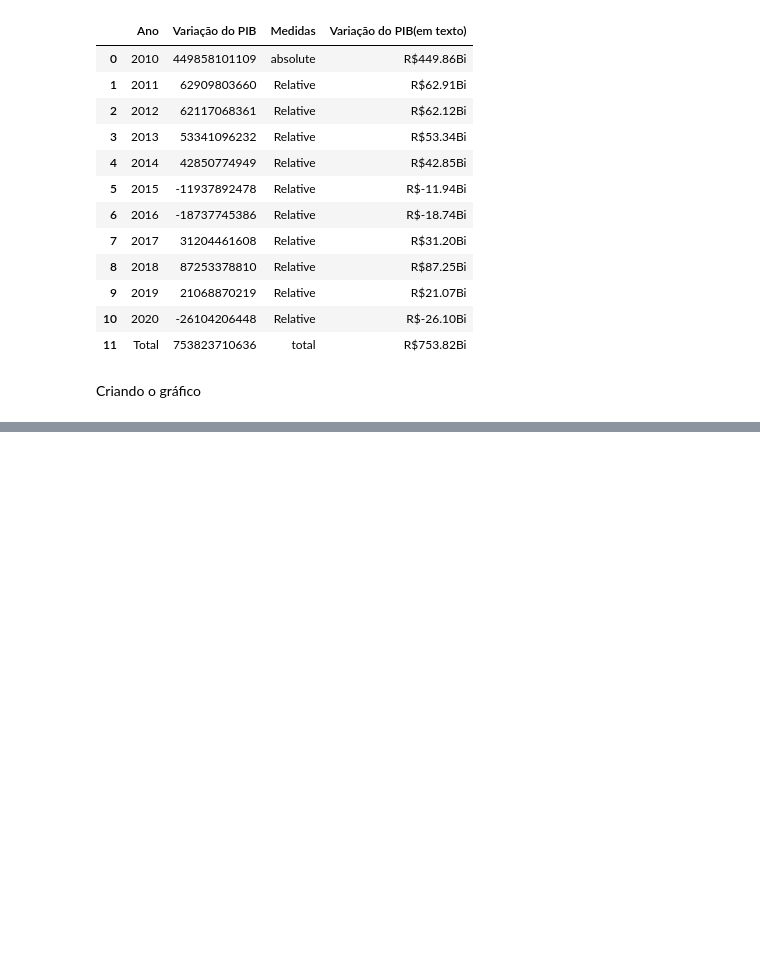
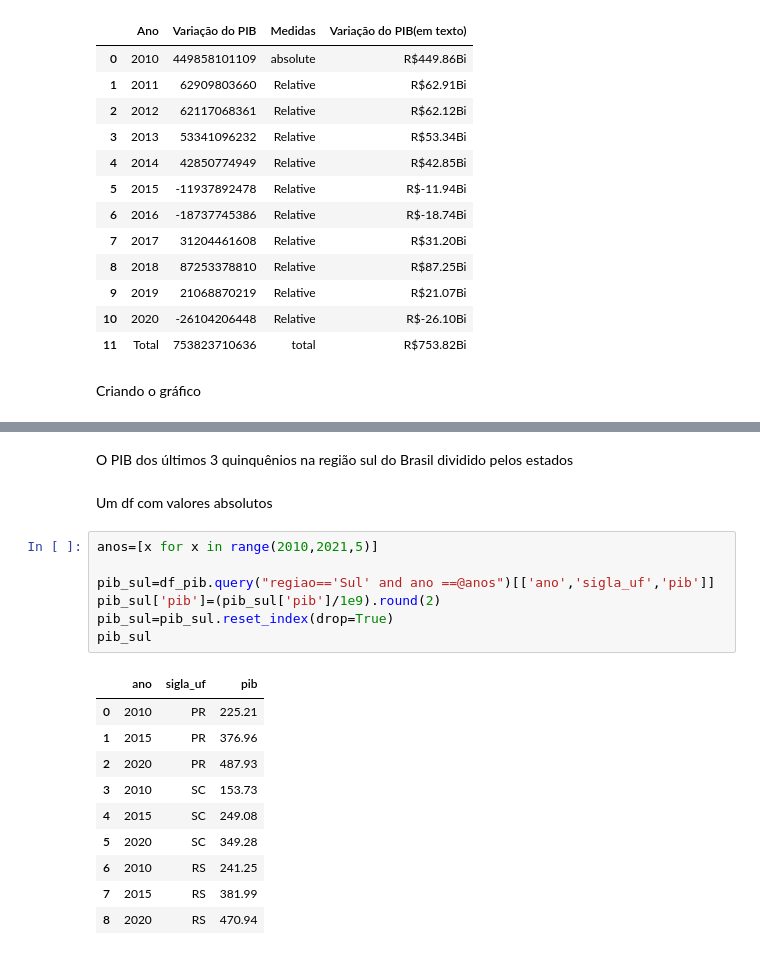
Before and after one commit to Jgabriel1800/PIB-no-brasil, a Jupyter notebook: PIBbrasil.ipynb, the cells around one changed output, grey strips where cells are left out. Cells and saved outputs as stored; diff of their text form; blank space fills up the shorter version.

```diff
--- a/PIBbrasil.ipynb
+++ b/PIBbrasil.ipynb
@@ -305,3 +305,25 @@ fig.add_annotation(text='',axref='x',ayref='y',x=10,y=710e9,ax=8.5,ay=530e9,
 fig.show()
 # %% [output]
 [interactive output not drawn]
+# %% [markdown]
+O PIB dos últimos 3 quinquênios na região sul do Brasil dividido pelos estados
+# %% [markdown]
+Um df com valores absolutos
+# %%
+anos=[x for x in range(2010,2021,5)]
+
+pib_sul=df_pib.query("regiao=='Sul' and ano ==@anos")[['ano','sigla_uf','pib']]
+pib_sul['pib']=(pib_sul['pib']/1e9).round(2)
+pib_sul=pib_sul.reset_index(drop=True)
+pib_sul
+# %% [output]
+|  | ano | sigla_uf | pib |
+| 0 | 2010 | PR | 225.21 |
+| 1 | 2015 | PR | 376.96 |
+| 2 | 2020 | PR | 487.93 |
+| 3 | 2010 | SC | 153.73 |
+| 4 | 2015 | SC | 249.08 |
+| 5 | 2020 | SC | 349.28 |
+| 6 | 2010 | RS | 241.25 |
+| 7 | 2015 | RS | 381.99 |
+| 8 | 2020 | RS | 470.94 |
```
Also changed, not shown: parts of 3 cells of this notebook.
